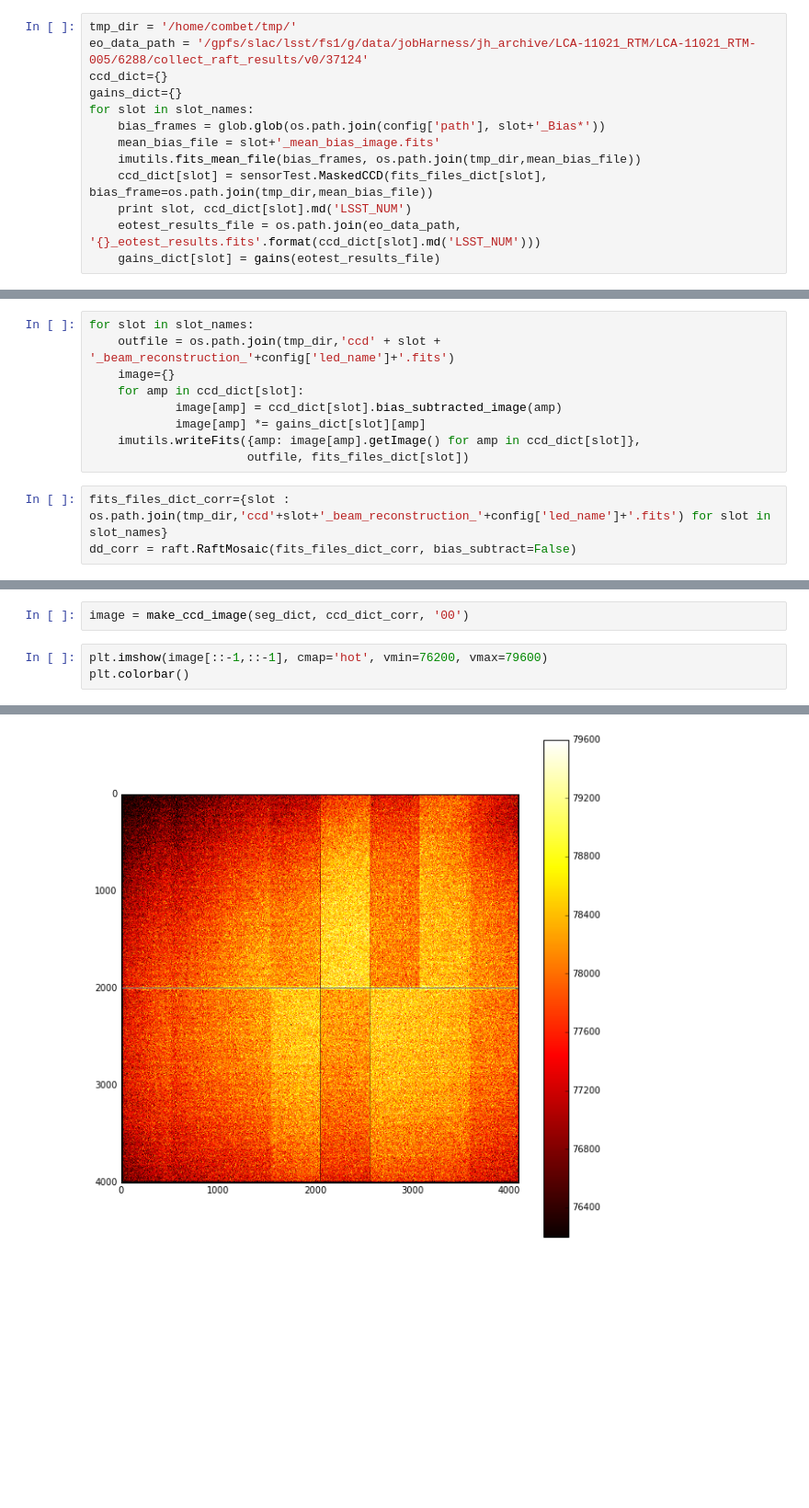
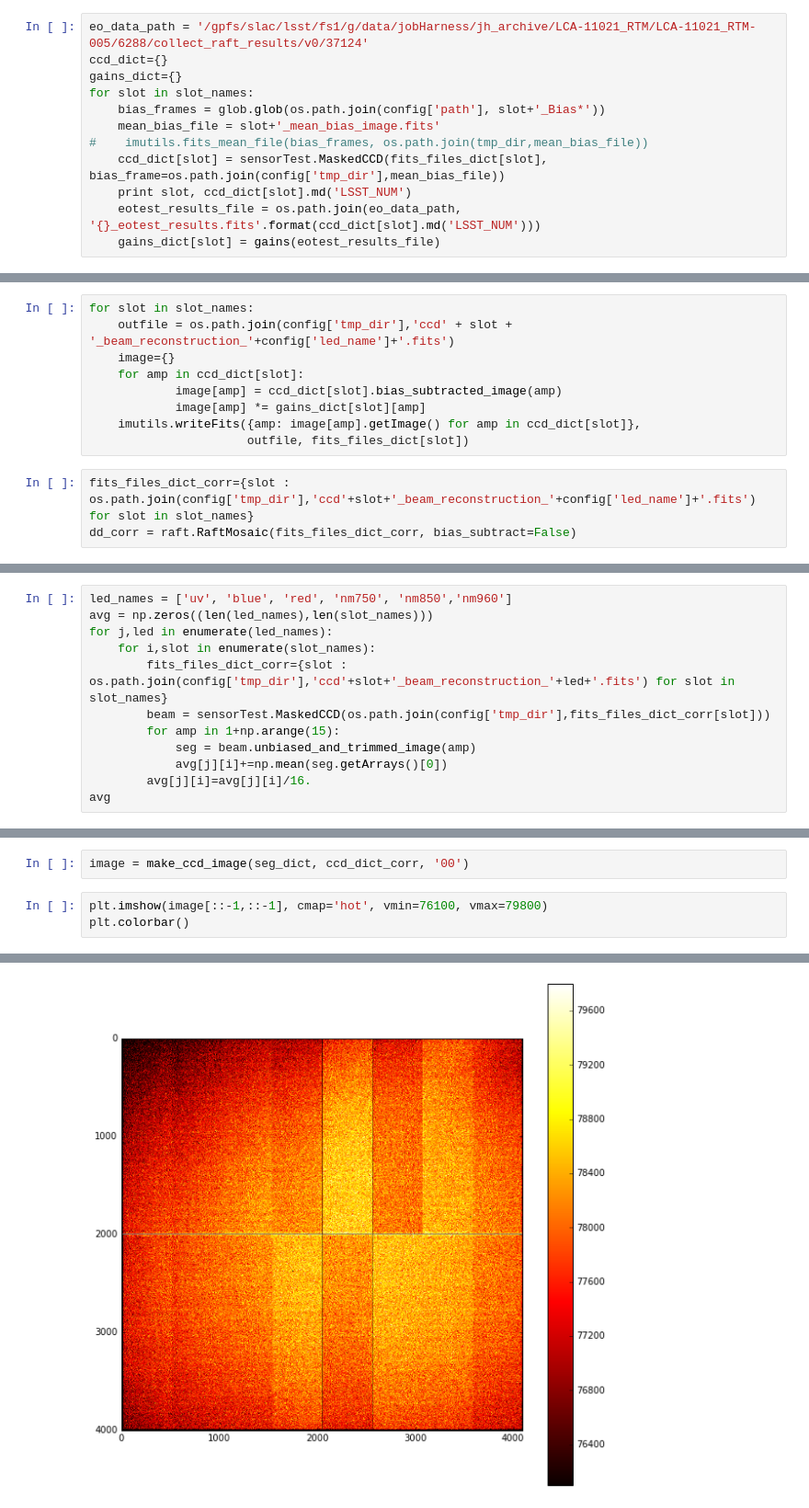
Before and after one commit to lsst-camera-dh/ccob-wb, a Jupyter notebook: notebooks/make_beam_average.ipynb, the cells around one changed output, grey strips where cells are left out. Shown at 92% size. Drawn from its saved outputs; the diff is of its cells as text; blank space fills up the shorter version.

```diff
--- a/notebooks/make_beam_average.ipynb
+++ b/notebooks/make_beam_average.ipynb
@@ -84,15 +104,14 @@ fits_files_dict
  '21': '/gpfs/slac/lsst/fs1/g/data/R_and_D/RTM-005/171214/ccobxy/21_CCOB_red_0.012A_0.06s_X342_Y192_0000_20171215015708.fits',
  '22': '/gpfs/slac/lsst/fs1/g/data/R_and_D/RTM-005/171214/ccobxy/22_CCOB_red_0.012A_0.06s_X342_Y150_0000_20171215015344.fits'}
 # %%
-tmp_dir = '/home/combet/tmp/'
 eo_data_path = '/gpfs/slac/lsst/fs1/g/data/jobHarness/jh_archive/LCA-11021_RTM/LCA-11021_RTM-005/6288/collect_raft_results/v0/37124'
 ccd_dict={}
 gains_dict={}
 for slot in slot_names:
     bias_frames = glob.glob(os.path.join(config['path'], slot+'_Bias*'))
     mean_bias_file = slot+'_mean_bias_image.fits'
-    imutils.fits_mean_file(bias_frames, os.path.join(tmp_dir,mean_bias_file))
-    ccd_dict[slot] = sensorTest.MaskedCCD(fits_files_dict[slot], bias_frame=os.path.join(tmp_dir,mean_bias_file))
+#    imutils.fits_mean_file(bias_frames, os.path.join(tmp_dir,mean_bias_file))
+    ccd_dict[slot] = sensorTest.MaskedCCD(fits_files_dict[slot], bias_frame=os.path.join(config['tmp_dir'],mean_bias_file))
     print slot, ccd_dict[slot].md('LSST_NUM')
     eotest_results_file = os.path.join(eo_data_path, '{}_eotest_results.fits'.format(ccd_dict[slot].md('LSST_NUM')))
     gains_dict[slot] = gains(eotest_results_file)
@@ -108,7 +127,7 @@ for slot in slot_names:
 22 E2V-CCD250-252
 # %%
 for slot in slot_names:
-    outfile = os.path.join(tmp_dir,'ccd' + slot + '_beam_reconstruction_'+config['led_name']+'.fits')
+    outfile = os.path.join(config['tmp_dir'],'ccd' + slot + '_beam_reconstruction_'+config['led_name']+'.fits')
     image={}
     for amp in ccd_dict[slot]:
             image[amp] = ccd_dict[slot].bias_subtracted_image(amp)
@@ -116,7 +135,7 @@ for slot in slot_names:
     imutils.writeFits({amp: image[amp].getImage() for amp in ccd_dict[slot]},
                       outfile, fits_files_dict[slot])
 # %%
-fits_files_dict_corr={slot : os.path.join(tmp_dir,'ccd'+slot+'_beam_reconstruction_'+config['led_name']+'.fits') for slot in slot_names}
+fits_files_dict_corr={slot : os.path.join(config['tmp_dir'],'ccd'+slot+'_beam_reconstruction_'+config['led_name']+'.fits') for slot in slot_names}
 dd_corr = raft.RaftMosaic(fits_files_dict_corr, bias_subtract=False)
 # %% [output]
 processing ccd02_beam_reconstruction_red.fits
@@ -130,0 +156,12 @@ processing ccd11_beam_reconstruction_red.fits
+# %%
+led_names = ['uv', 'blue', 'red', 'nm750', 'nm850','nm960']
+avg = np.zeros((len(led_names),len(slot_names)))
+for j,led in enumerate(led_names):
+    for i,slot in enumerate(slot_names):
+        fits_files_dict_corr={slot : os.path.join(config['tmp_dir'],'ccd'+slot+'_beam_reconstruction_'+led+'.fits') for slot in slot_names}
+        beam = sensorTest.MaskedCCD(os.path.join(config['tmp_dir'],fits_files_dict_corr[slot]))
+        for amp in 1+np.arange(15):
+            seg = beam.unbiased_and_trimmed_image(amp)
+            avg[j][i]+=np.mean(seg.getArrays()[0])
+        avg[j][i]=avg[j][i]/16.
+avg
@@ -252,8 +343,8 @@ sensorTest.plot_flat(fits_files_dict['00'], gains=gains_dict['00'], title=config
 # %%
 image = make_ccd_image(seg_dict, ccd_dict_corr, '00')
 # %%
-plt.imshow(image[::-1,::-1], cmap='hot', vmin=76200, vmax=79600)
+plt.imshow(image[::-1,::-1], cmap='hot', vmin=76100, vmax=79800)
 plt.colorbar()
 # %% [output]
 <matplotlib.colorbar.Colorbar at 0x...>
-[figure, old version]
+[figure, new version]
```
Also changed, not shown: parts of 13 cells of this notebook, 1 other file.
